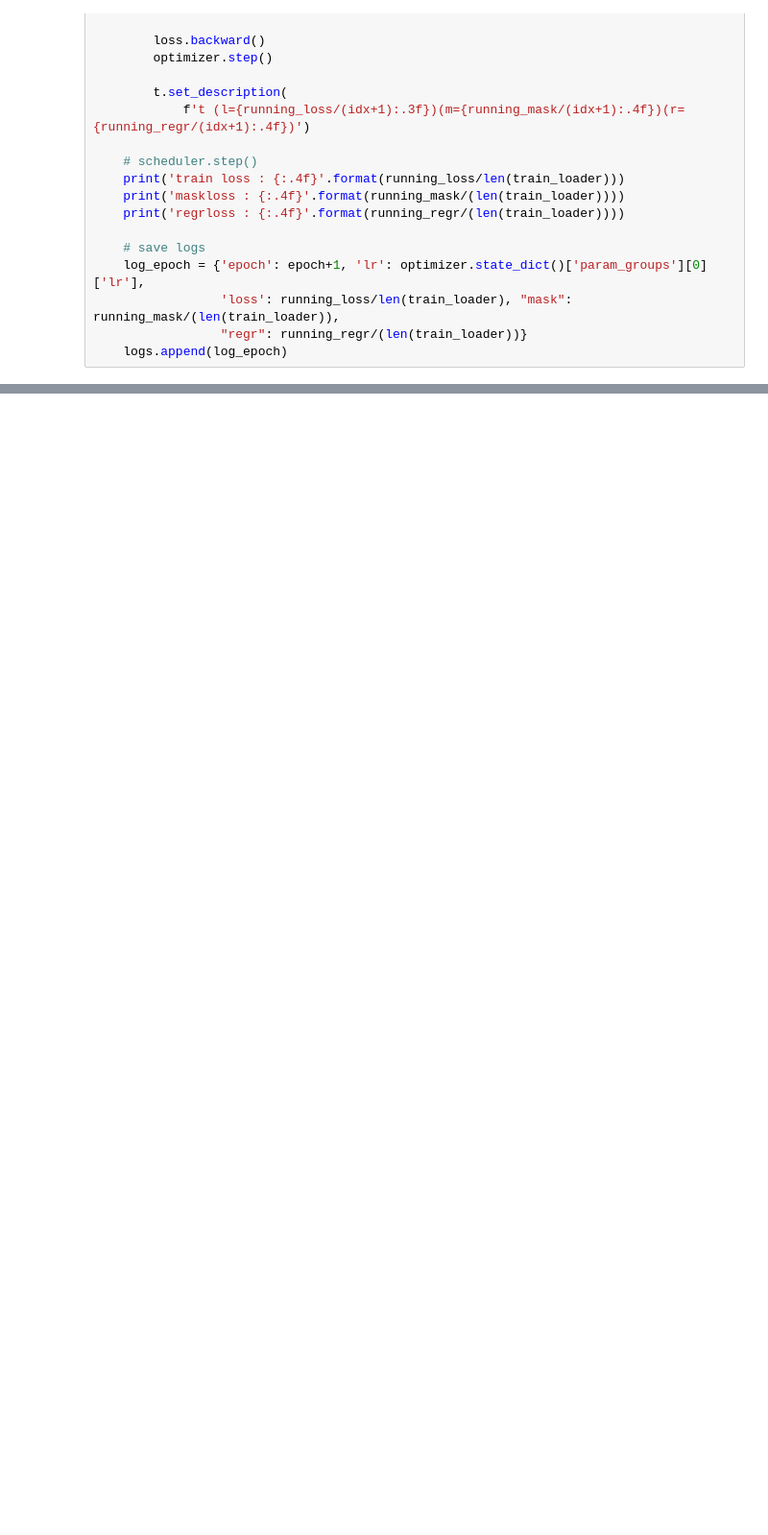
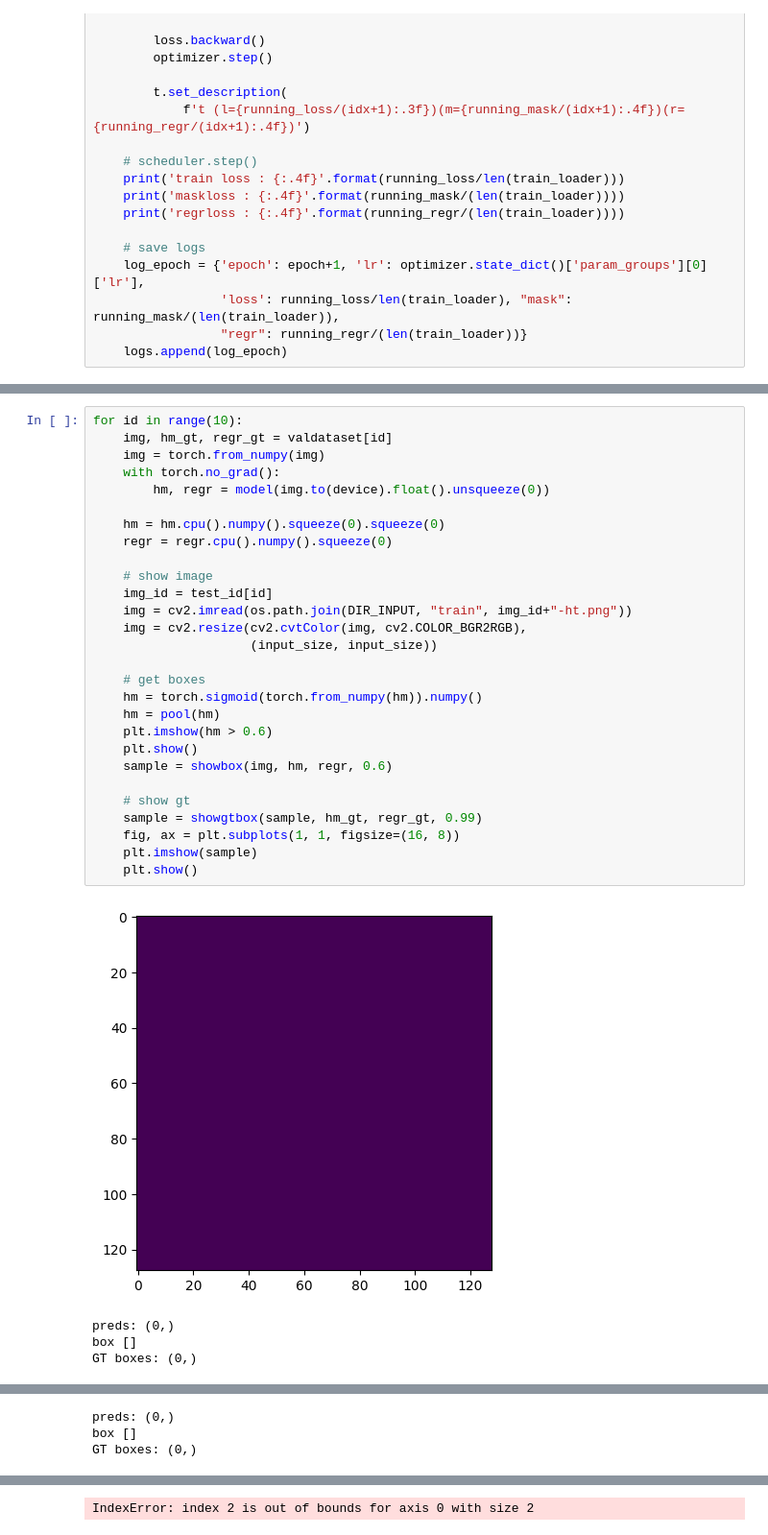
Before and after one commit to ceschini/ht-peaks-detection, a Jupyter notebook: notebooks/ht-peaks-centernet.ipynb, the cells around one changed output, grey strips where cells are left out. Shown at 96% size. Saved outputs shown, nothing was run; the diff lists cells and outputs as text; blank space fills up the shorter version.

```diff
--- a/notebooks/ht-peaks-centernet.ipynb
+++ b/notebooks/ht-peaks-centernet.ipynb
@@ -517,0 +536,33 @@ OutOfMemoryError: CUDA out of memory. Tried to allocate 32.00 MiB (GPU 0; 1.95 G
+# %%
+for id in range(10):
+    img, hm_gt, regr_gt = valdataset[id]
+    img = torch.from_numpy(img)
+    with torch.no_grad():
+        hm, regr = model(img.to(device).float().unsqueeze(0))
+
+    hm = hm.cpu().numpy().squeeze(0).squeeze(0)
+    regr = regr.cpu().numpy().squeeze(0)
+
+    # show image
+    img_id = test_id[id]
+    img = cv2.imread(os.path.join(DIR_INPUT, "train", img_id+"-ht.png"))
+    img = cv2.resize(cv2.cvtColor(img, cv2.COLOR_BGR2RGB),
+                     (input_size, input_size))
+
+    # get boxes
+    hm = torch.sigmoid(torch.from_numpy(hm)).numpy()
+    hm = pool(hm)
+    plt.imshow(hm > 0.6)
+    plt.show()
+    sample = showbox(img, hm, regr, 0.6)
+
+    # show gt
+    sample = showgtbox(sample, hm_gt, regr_gt, 0.99)
+    fig, ax = plt.subplots(1, 1, figsize=(16, 8))
+    plt.imshow(sample)
+    plt.show()
+# %% [output]
+[figure, added]
+preds: (0,)
+box []
+GT boxes: (0,)
@@ -517,0 +571,3 @@ OutOfMemoryError: CUDA out of memory. Tried to allocate 32.00 MiB (GPU 0; 1.95 G
+preds: (0,)
+box []
+GT boxes: (0,)
@@ -517,0 +575 @@ OutOfMemoryError: CUDA out of memory. Tried to allocate 32.00 MiB (GPU 0; 1.95 G
+IndexError: index 2 is out of bounds for axis 0 with size 2
```
Also changed, not shown: parts of 12 cells of this notebook, 4 other files.
